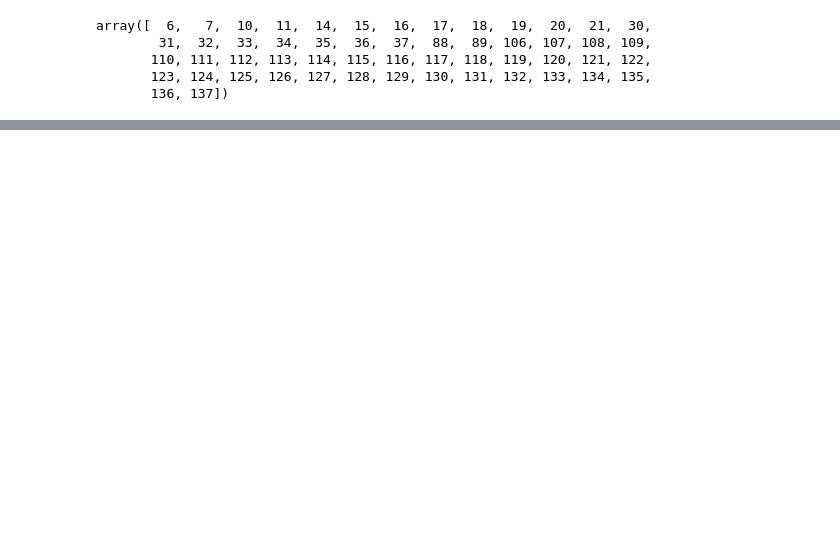
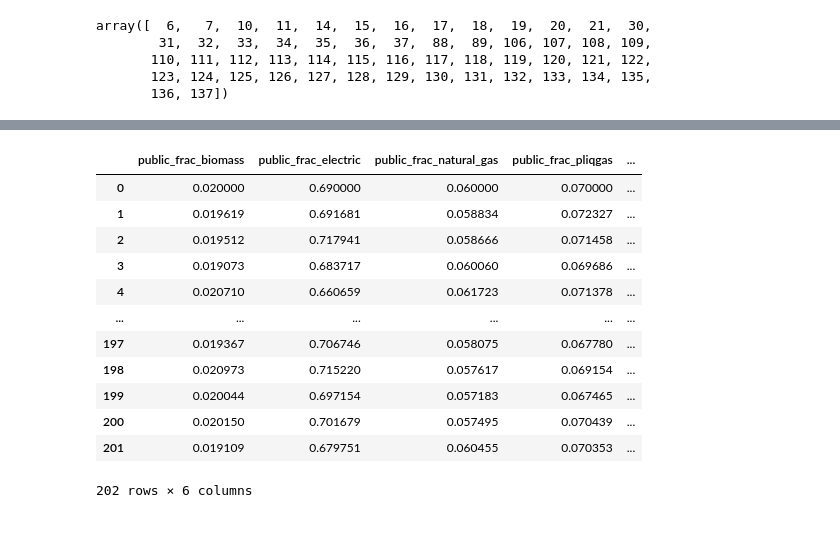
Before and after one commit to emolinaperez/MultiSector_LTS_Chile, a Jupyter notebook: python/integrate_pmr.ipynb, the cells around one changed output, grey strips where cells are left out. Drawn from its saved outputs; the diff is of its cells as text; code cells hidden in the pictures; blank space fills up the shorter version.

```diff
--- a/python/integrate_pmr.ipynb
+++ b/python/integrate_pmr.ipynb
@@ -717,2 +974,20 @@ params_tmp.iloc[np.where((vs - vec_scale) != 0)[0]]
+# %%
+df_prim = pd.read_csv(sr.fp_csv_prim_input_data)
+# %%
+df_prim[[x for x in df_prim.columns if "_frac_" in x]]
+# %% [output]
+|  | public_frac_biomass | public_frac_electric | public_frac_natural_gas | public_frac_pliqgas | ... |
+| 0 | 0.020000 | 0.690000 | 0.060000 | 0.070000 | ... |
+| 1 | 0.019619 | 0.691681 | 0.058834 | 0.072327 | ... |
+| 2 | 0.019512 | 0.717941 | 0.058666 | 0.071458 | ... |
+| 3 | 0.019073 | 0.683717 | 0.060060 | 0.069686 | ... |
+| 4 | 0.020710 | 0.660659 | 0.061723 | 0.071378 | ... |
+| ... | ... | ... | ... | ... | ... |
+| 197 | 0.019367 | 0.706746 | 0.058075 | 0.067780 | ... |
+| 198 | 0.020973 | 0.715220 | 0.057617 | 0.069154 | ... |
+| 199 | 0.020044 | 0.697154 | 0.057183 | 0.067465 | ... |
+| 200 | 0.020150 | 0.701679 | 0.057495 | 0.070439 | ... |
+| 201 | 0.019109 | 0.679751 | 0.060455 | 0.070353 | ... |
+202 rows × 6 columns
 # %% [markdown]
 ####
```
Also changed, not shown: parts of 14 cells of this notebook, 41 other files.
